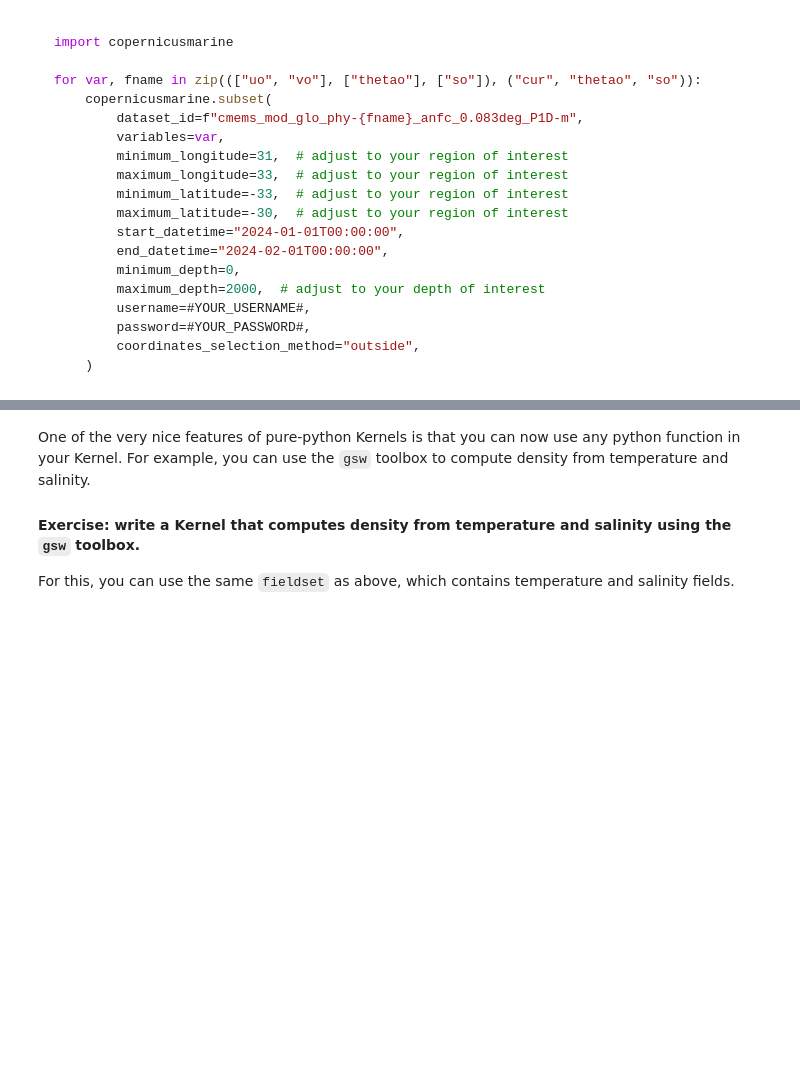
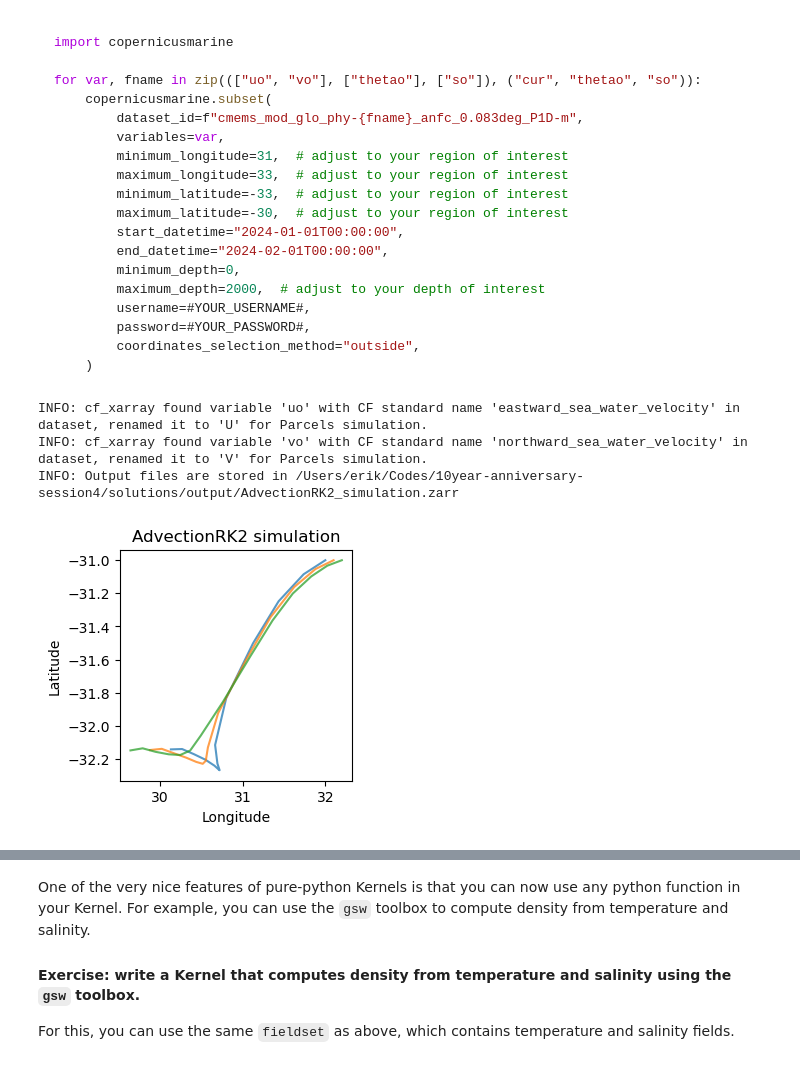
Before and after one commit to OceanParcels/10year-anniversary-session4, a Jupyter notebook: solutions/Session04_v4kernels_solutions.ipynb, the cells around one changed output, grey strips where cells are left out. Cells and saved outputs as stored; diff of their text form; code cells hidden in the pictures; blank space fills up the shorter version.

Commit message:
Fix solutions notebook to actually show solutions

````diff
--- a/solutions/Session04_v4kernels_solutions.ipynb
+++ b/solutions/Session04_v4kernels_solutions.ipynb
@@ -68,11 +68,44 @@ for var, fname in zip((["uo", "vo"], ["thetao"], ["so"]), ("cur", "thetao", "so"
     )
 ```
 # %%
-from parcels import download_example_dataset, FieldSet, ParticleSet
+import numpy as np
 import xarray as xr
+import matplotlib.pyplot as plt
 
+from parcels import download_example_dataset, FieldSet, ParticleSet, ParticleFile
+
+# Use the code below to set up the RK2 advection example
 example_dataset_folder = download_example_dataset("CopernicusMarine_data_for_Argo_tutorial")
 ds_cm = xr.open_mfdataset(f"{example_dataset_folder}/*.nc", combine="by_coords")
 fieldset = FieldSet.from_copernicusmarine(ds_cm)
 
+npart = 3
+pset = ParticleSet(fieldset, lon=np.linspace(32, 32.2, npart), lat=[-31]*npart, depth=[5]*npart)
+
 # Your answer here
+def AdvectionRK2(particles, fieldset):  # Remove time from arguments
+    """Advection of particles using second-order Runge-Kutta integration."""
+    dt = particles.dt / np.timedelta64(1, "s")  # convert dt to float in seconds
+    (u1, v1) = fieldset.UV[particles]
+    lon1, lat1 = (particles.lon + u1 * 0.5 * dt, particles.lat + v1 * 0.5 * dt)  # use dt in float
+    (u2, v2) = fieldset.UV[particles.time + 0.5 * particles.dt, particles.depth, lat1, lon1, particles]
+    particles.dlon += u2 * dt  # Use particle.dlon and dt in floats
+    particles.dlat += v2 * dt
+
+pfile = ParticleFile("output/AdvectionRK2_simulation.zarr", outputdt=np.timedelta64(12, "h"))
+
+pset.execute(AdvectionRK2, runtime=np.timedelta64(7, "D"), dt=np.timedelta64(12, "h"), output_file=pfile)
+
+# Open the dataset and visualise the results
+ds = xr.open_zarr("output/AdvectionRK2_simulation.zarr")
+fig = plt.figure(figsize=(3,3))
+plt.title('AdvectionRK2 simulation')
+plt.plot(ds.lon.T, ds.lat.T, alpha=0.75)
+plt.xlabel('Longitude')
+plt.ylabel('Latitude')
+plt.show()
+# %% [output]
+INFO: cf_xarray found variable 'uo' with CF standard name 'eastward_sea_water_velocity' in dataset, renamed it to 'U' for Parcels simulation.
+INFO: cf_xarray found variable 'vo' with CF standard name 'northward_sea_water_velocity' in dataset, renamed it to 'V' for Parcels simulation.
+INFO: Output files are stored in /Users/erik/Codes/10year-anniversary-session4/solutions/output/AdvectionRK2_simulation.zarr
+[figure, added]
````
Also changed, not shown: parts of 4 cells of this notebook.
